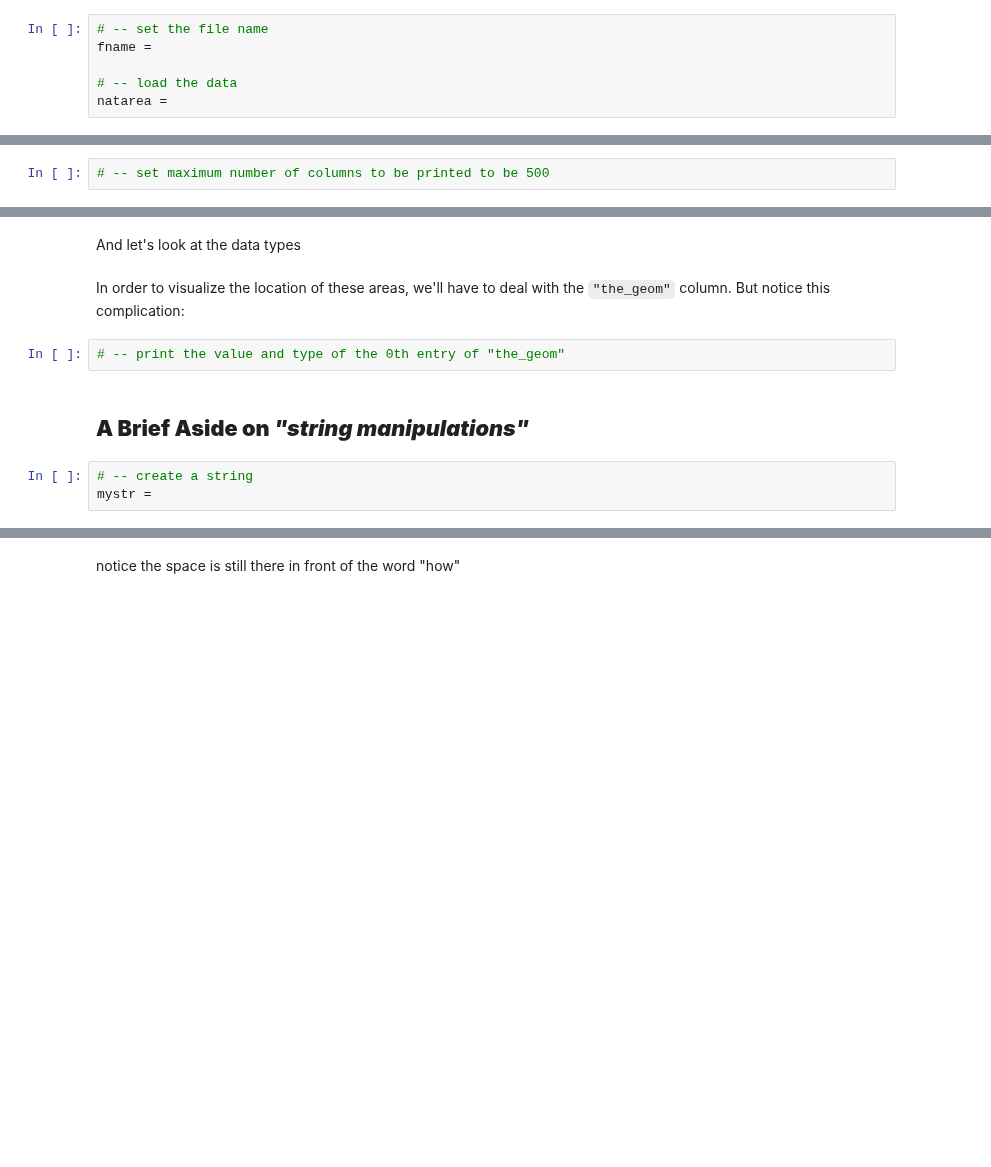
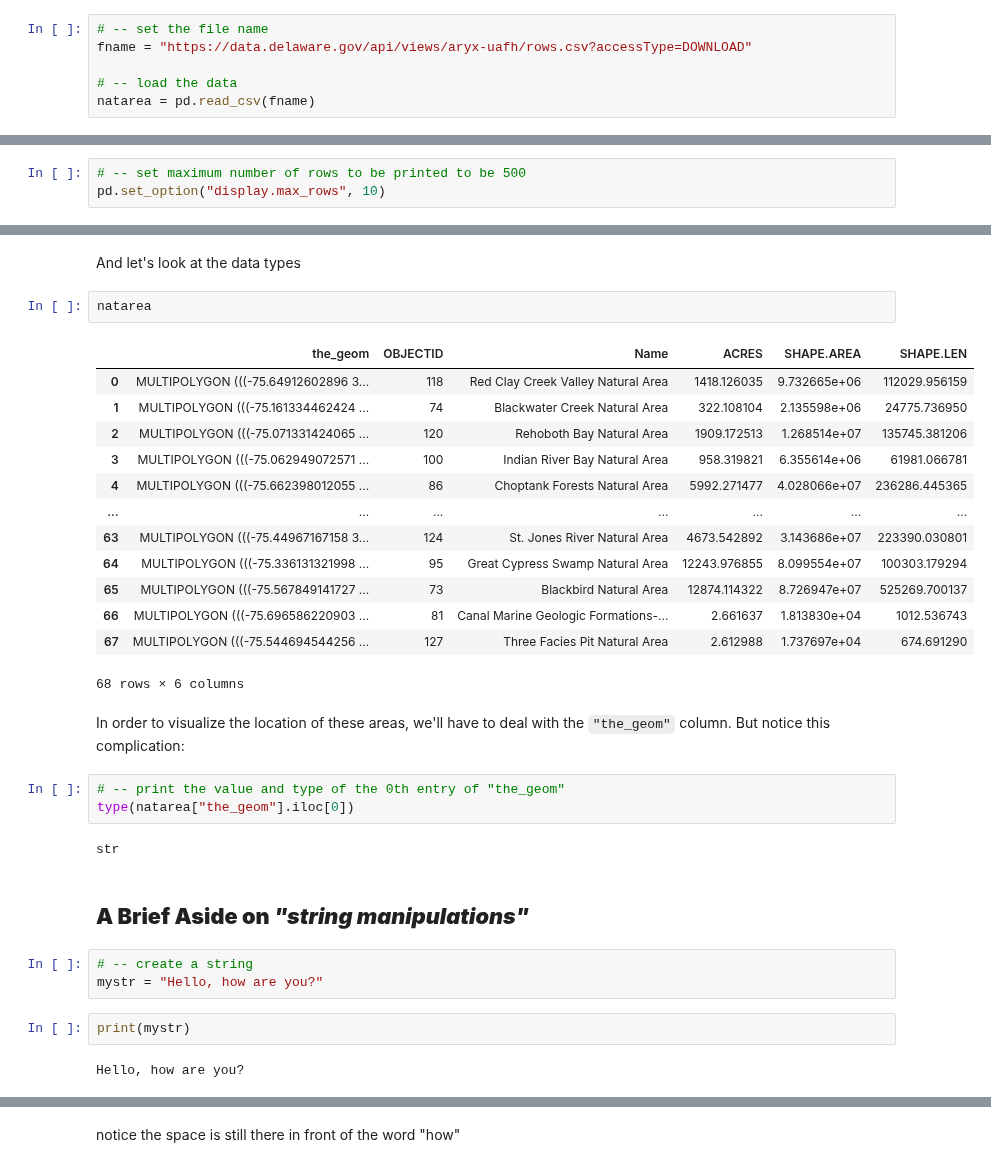
Before and after one commit to ReidelVichot/DSTEP23, a Jupyter notebook: week_4/dstep23_delaware_natural_areas_rvichot.ipynb, the cells around one changed output, grey strips where cells are left out. Cells and saved outputs as stored; diff of their text form; blank space fills up the shorter version.

```diff
--- a/week_4/dstep23_delaware_natural_areas_rvichot.ipynb
+++ b/week_4/dstep23_delaware_natural_areas_rvichot.ipynb
@@ -16,10 +16,10 @@ import matplotlib.pyplot as plt
 First we load the data (getting the csv link from the "export" tab on the data page).
 # %%
 # -- set the file name
-fname =
+fname = "https://data.delaware.gov/api/views/aryx-uafh/rows.csv?accessType=DOWNLOAD"
 
 # -- load the data
-natarea =
+natarea = pd.read_csv(fname)
 # %% [markdown]
 We should always look at the data first,
 # %%
@@ -27,6 +45,7 @@ print(natarea)
 # %% [markdown]
 Let's change the maximum nuber of displayed columns to see the full DataFrame
 # %%
-# -- set maximum number of columns to be printed to be 500
+# -- set maximum number of rows to be printed to be 500
+pd.set_option("display.max_rows", 10)
 # %%
 print(natarea)
@@ -33,13 +70,36 @@ print(natarea)
 # %% [markdown]
 And let's look at the data types
+# %%
+natarea
+# %% [output]
+|  | the_geom | OBJECTID | Name | ACRES | SHAPE.AREA | SHAPE.LEN |
+| 0 | MULTIPOLYGON (((-75.64912602896 3... | 118 | Red Clay Creek Valley Natural Area | 1418.126035 | 9.732665e+06 | 112029.956159 |
+| 1 | MULTIPOLYGON (((-75.161334462424 ... | 74 | Blackwater Creek Natural Area | 322.108104 | 2.135598e+06 | 24775.736950 |
+| 2 | MULTIPOLYGON (((-75.071331424065 ... | 120 | Rehoboth Bay Natural Area | 1909.172513 | 1.268514e+07 | 135745.381206 |
+| 3 | MULTIPOLYGON (((-75.062949072571 ... | 100 | Indian River Bay Natural Area | 958.319821 | 6.355614e+06 | 61981.066781 |
+| 4 | MULTIPOLYGON (((-75.662398012055 ... | 86 | Choptank Forests Natural Area | 5992.271477 | 4.028066e+07 | 236286.445365 |
+| ... | ... | ... | ... | ... | ... | ... |
+| 63 | MULTIPOLYGON (((-75.44967167158 3... | 124 | St. Jones River Natural Area | 4673.542892 | 3.143686e+07 | 223390.030801 |
+| 64 | MULTIPOLYGON (((-75.336131321998 ... | 95 | Great Cypress Swamp Natural Area | 12243.976855 | 8.099554e+07 | 100303.179294 |
+| 65 | MULTIPOLYGON (((-75.567849141727 ... | 73 | Blackbird Natural Area | 12874.114322 | 8.726947e+07 | 525269.700137 |
+| 66 | MULTIPOLYGON (((-75.696586220903 ... | 81 | Canal Marine Geologic Formations-... | 2.661637 | 1.813830e+04 | 1012.536743 |
+| 67 | MULTIPOLYGON (((-75.544694544256 ... | 127 | Three Facies Pit Natural Area | 2.612988 | 1.737697e+04 | 674.691290 |
+68 rows × 6 columns
 # %% [markdown]
 In order to visualize the location of these areas, we'll have to deal with the `"the_geom"` column.  But notice this complication:
 # %%
 # -- print the value and type of the 0th entry of "the_geom"
+type(natarea["the_geom"].iloc[0])
+# %% [output]
+str
 # %% [markdown]
 ## **A Brief Aside on <i>"string manipulations"</i>**
 # %%
 # -- create a string
-mystr =
+mystr = "Hello, how are you?"
+# %%
+print(mystr)
+# %% [output]
+Hello, how are you?
 # %%
 # -- print elements of string
```
Also changed, not shown: parts of 20 cells of this notebook.
